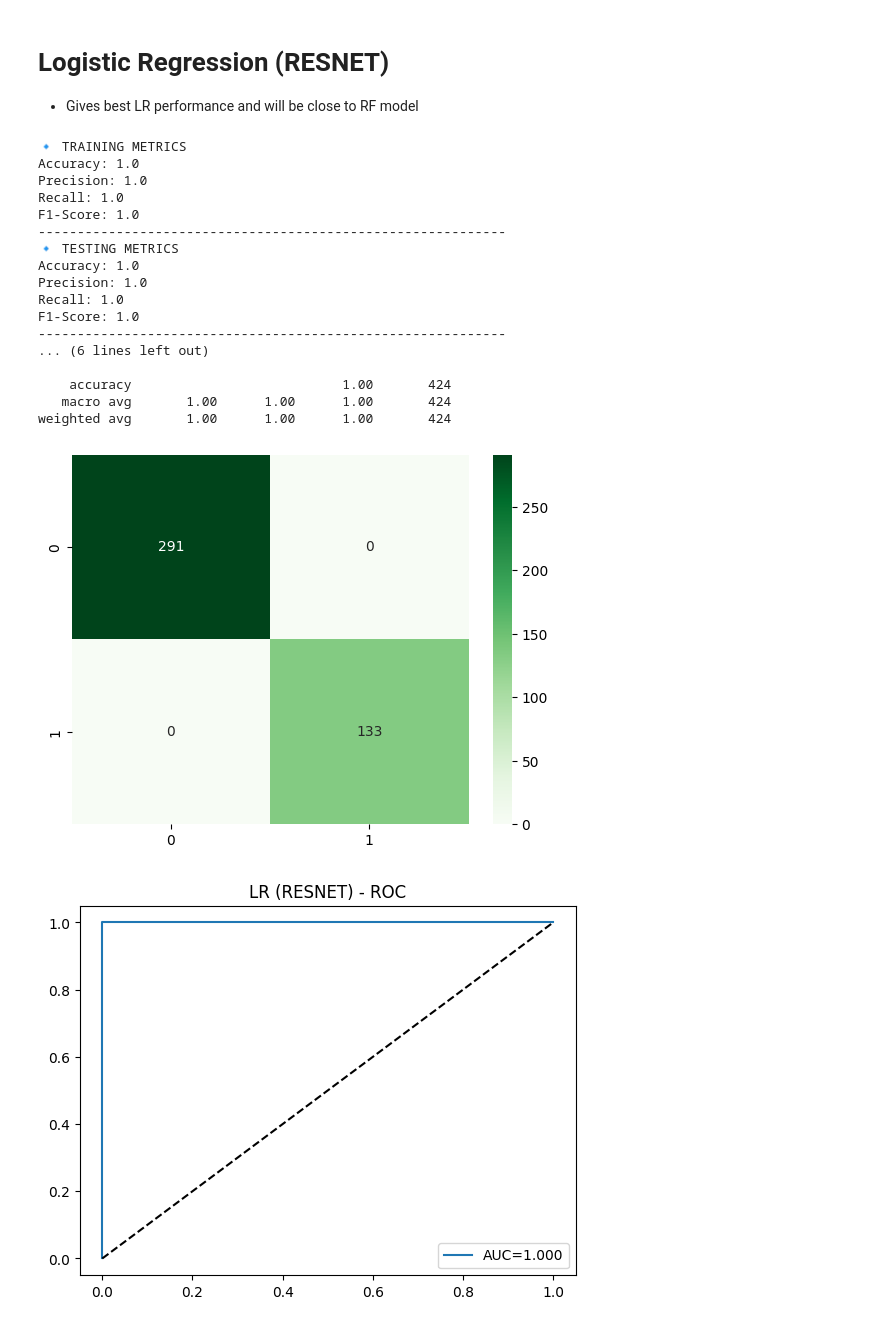
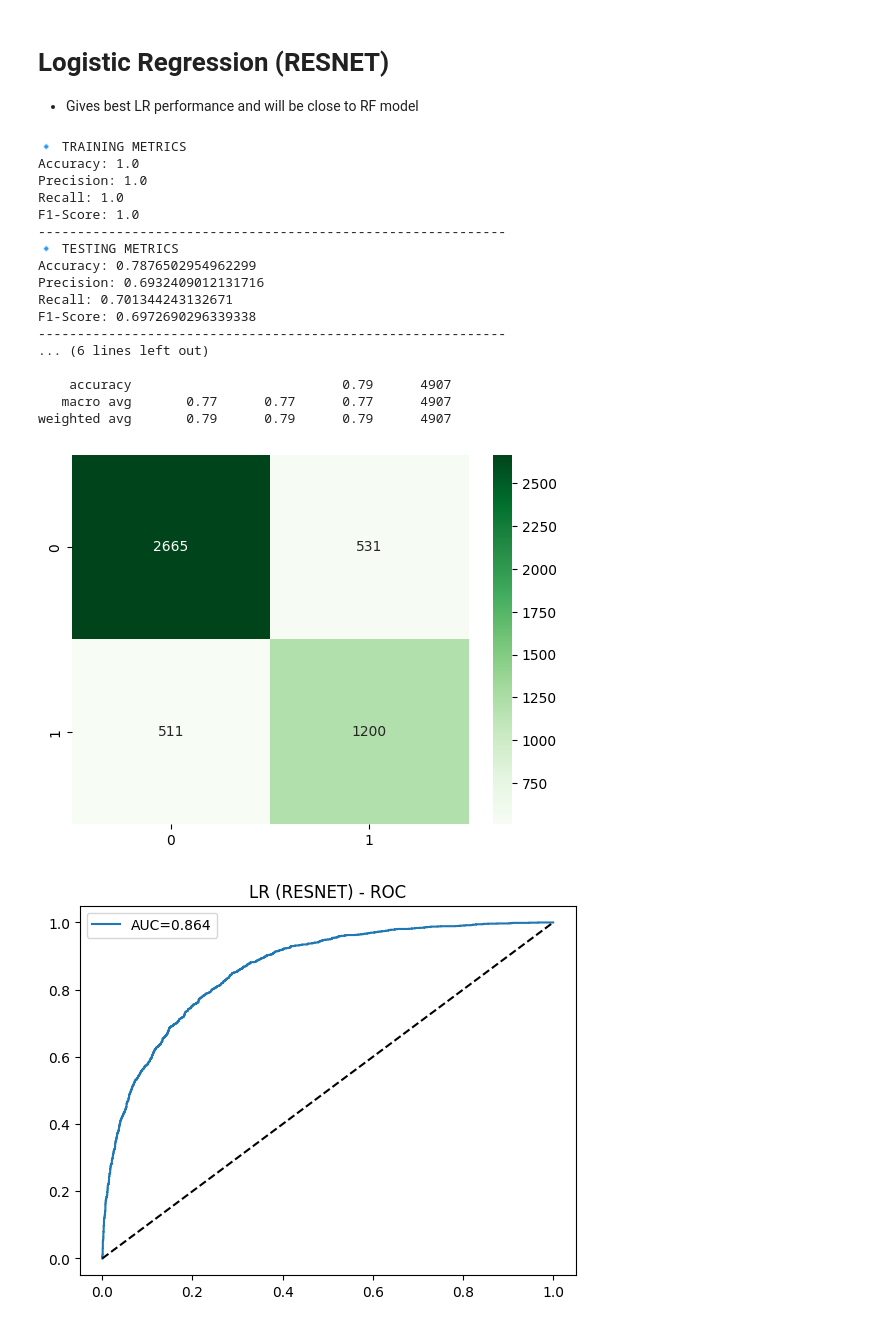
Before and after one commit to aryan-ml/DeepFakeDetection, a Jupyter notebook: notebooks/LogisticRegression.ipynb, the cells around one changed output. Saved outputs shown, nothing was run; the diff lists cells and outputs as text; code cells hidden in the pictures.

```diff
--- a/notebooks/LogisticRegression.ipynb
+++ b/notebooks/LogisticRegression.ipynb
@@ -189,17 +193,19 @@ weighted avg       1.00      1.00      1.00       424
 # Logistic Regression (RESNET)
 * Gives best LR performance and will be close to RF model
 # %%
-X_train, X_test, y_train, y_test = split_data(resnet_X, resnet_y)
-X_train_s, X_test_s = scale(X_train, X_test)
-lr = LogisticRegression(max_iter=3000)
-lr.fit(X_train_s, y_train)
+scaler = StandardScaler()
+resnet_X_train_s = scaler.fit_transform(resnet_X_train)
+resnet_X_test_s = scaler.transform(resnet_X_test)
 
-y_pred_train = lr.predict(X_train_s)
+lr_resnet = LogisticRegression(max_iter=5000)
+lr_resnet.fit(resnet_X_train_s, resnet_y_train)
 
-train_accuracy = accuracy_score(y_train, y_pred_train)
-train_precision = precision_score(y_train, y_pred_train)
-train_recall = recall_score(y_train, y_pred_train)
-train_f1 = f1_score(y_train, y_pred_train)
+y_pred_train = lr_resnet.predict(resnet_X_train_s)
+
+train_accuracy = accuracy_score(resnet_y_train, y_pred_train)
+train_precision = precision_score(resnet_y_train, y_pred_train)
+train_recall = recall_score(resnet_y_train, y_pred_train)
+train_f1 = f1_score(resnet_y_train, y_pred_train)
 
 print("🔹 TRAINING METRICS")
 print("Accuracy:", train_accuracy)
@@ -208,53 +214,53 @@ print("Recall:", train_recall)
 print("F1-Score:", train_f1)
 print("-" * 60)
 
-y_pred_test = lr.predict(X_test_s)
+y_pred_test = lr_resnet.predict(resnet_X_test_s)
 
-test_accuracy = accuracy_score(y_test, y_pred_test)
-test_precision = precision_score(y_test, y_pred_test)
-test_recall = recall_score(y_test, y_pred_test)
-test_f1 = f1_score(y_test, y_pred_test)
+test_accuracy = accuracy_score(resnet_y_test, y_pred_test)
+test_precision = precision_score(resnet_y_test, y_pred_test)
+test_recall = recall_score(resnet_y_test, y_pred_test)
+test_f1 = f1_score(resnet_y_test, y_pred_test)
 
 print("🔹 TESTING METRICS")
 print("Accuracy:", test_accuracy)
 print("Precision:", test_precision)
 print("Recall:", test_recall)
 print("F1-Score:", test_f1)
 print("-" * 60)
 
 print("\n🔹 Classification Report:")
-print(classification_report(y_test, y_pred_test))
+print(classification_report(resnet_y_test, y_pred_test))
 
-cm = confusion_matrix(y_test, y_pred_test)
+cm = confusion_matrix(resnet_y_test, y_pred_test)
 sns.heatmap(cm, annot=True, fmt="d", cmap="Greens")
 plt.show()
 
-y_prob = lr.predict_proba(X_test_s)[:, 1]
-fpr, tpr, _ = roc_curve(y_test, y_prob)
+y_prob = lr_resnet.predict_proba(resnet_X_test_s)[:, 1]
+fpr, tpr, _ = roc_curve(resnet_y_test, y_prob)
 roc_auc = auc(fpr, tpr)
 
 plt.plot(fpr, tpr, label=f"AUC={roc_auc:.3f}")
 plt.plot([0,1], [0,1], 'k--')
 plt.title("LR (RESNET) - ROC")
 plt.legend()
 plt.show()
 # %% [output]
 🔹 TRAINING METRICS
 Accuracy: 1.0
 Precision: 1.0
 Recall: 1.0
 F1-Score: 1.0
 ------------------------------------------------------------
 🔹 TESTING METRICS
-Accuracy: 1.0
-Precision: 1.0
-Recall: 1.0
-F1-Score: 1.0
+Accuracy: 0.7876502954962299
+Precision: 0.6932409012131716
+Recall: 0.701344243132671
+F1-Score: 0.6972690296339338
 ------------------------------------------------------------
 ... (6 lines left out)
 
-    accuracy                           1.00       424
-   macro avg       1.00      1.00      1.00       424
-weighted avg       1.00      1.00      1.00       424
+    accuracy                           0.79      4907
+   macro avg       0.77      0.77      0.77      4907
+weighted avg       0.79      0.79      0.79      4907
-[figure, old version]
+[figure, new version]
-[figure, old version]
+[figure, new version]
```
Also changed, not shown: parts of 7 cells of this notebook, 2 other files.
